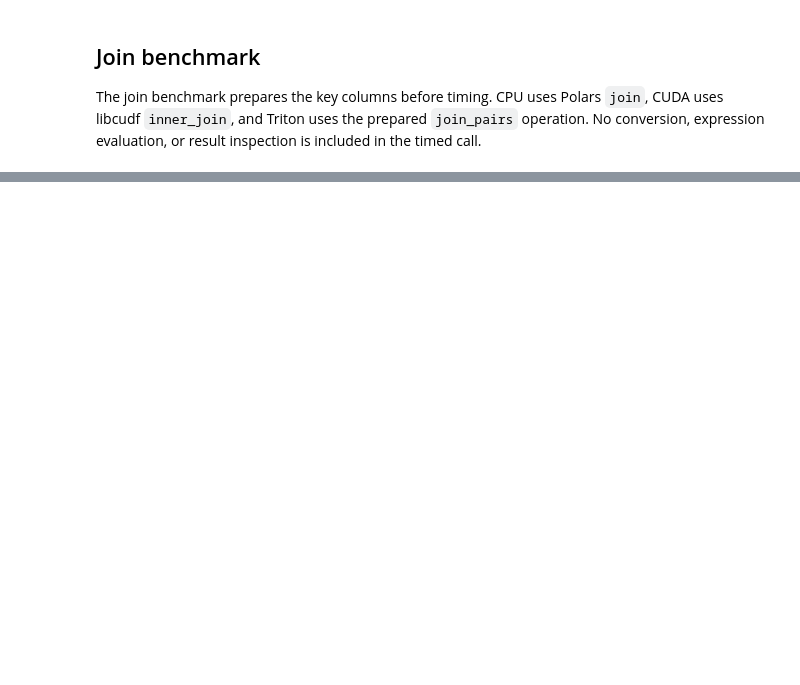
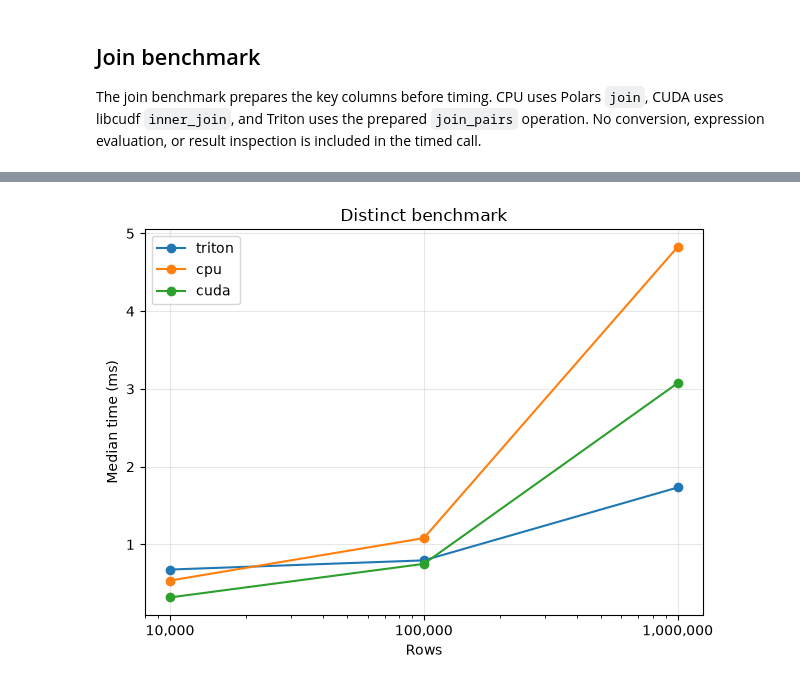
Before and after one commit to llm-db/compiler-assisted-computing-kernel-optimizations-for-gpu-accelerated-query-processing, a Jupyter notebook: notebooks/cudf_triton_analysis.ipynb, the cells around one changed output, grey strips where cells are left out. Cells and saved outputs as stored; diff of their text form; code cells hidden in the pictures; blank space fills up the shorter version.

```diff
--- a/notebooks/cudf_triton_analysis.ipynb
+++ b/notebooks/cudf_triton_analysis.ipynb
@@ -196,0 +353,5 @@ The join benchmark prepares the key columns before timing. CPU uses Polars `join
+# %%
+distinct_results = benchmark(
+    distinct_cases, warmups=warmups, repeats=repeats, name="distinct"
+)
+distinct_results
@@ -196,0 +374,9 @@ The join benchmark prepares the key columns before timing. CPU uses Polars `join
+# %%
+for num_rows, case in distinct_cases.items():
+    assert case["cpu"]().height == case["expected_rows"]
+    assert case["cuda"]().num_rows() == case["expected_rows"]
+    assert case["triton"]().numel() == case["expected_rows"]
+
+plot(distinct_results, "Distinct benchmark")
+# %% [output]
+[figure, added]
```
Also changed, not shown: parts of 33 cells of this notebook, 6 other files.
